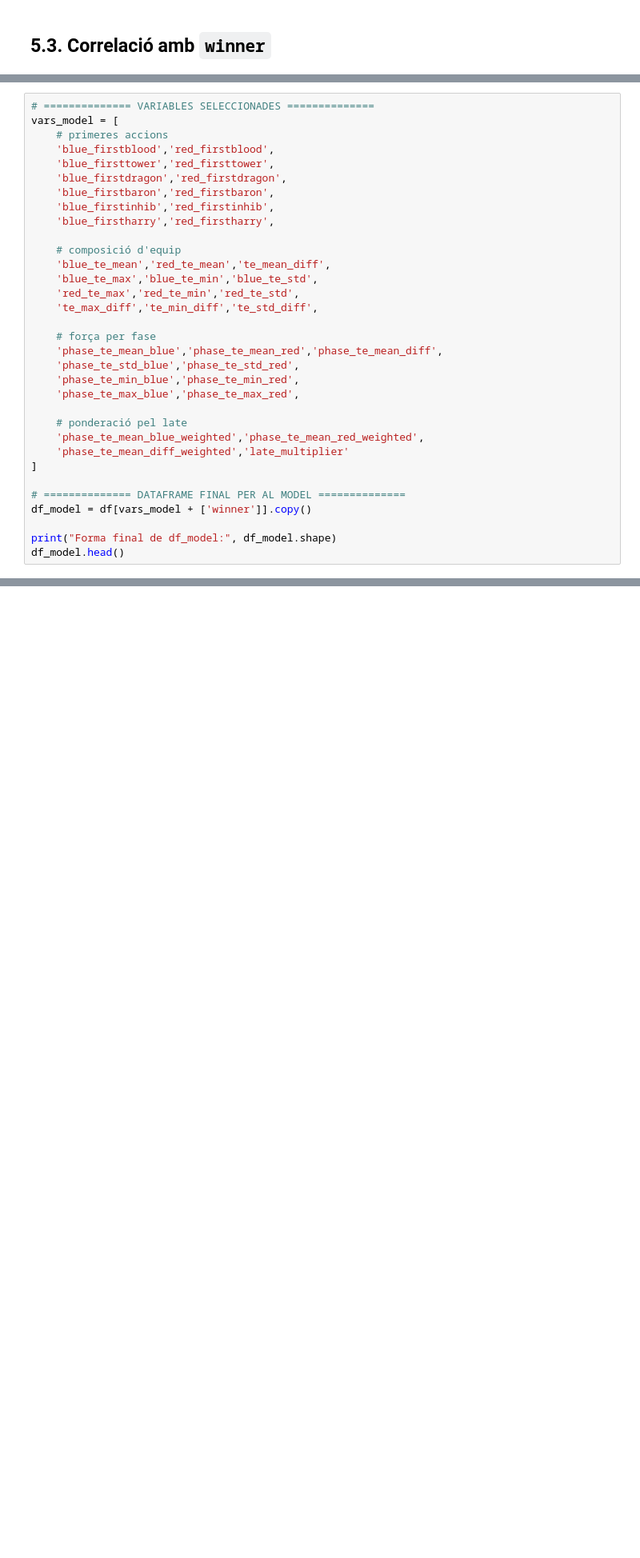
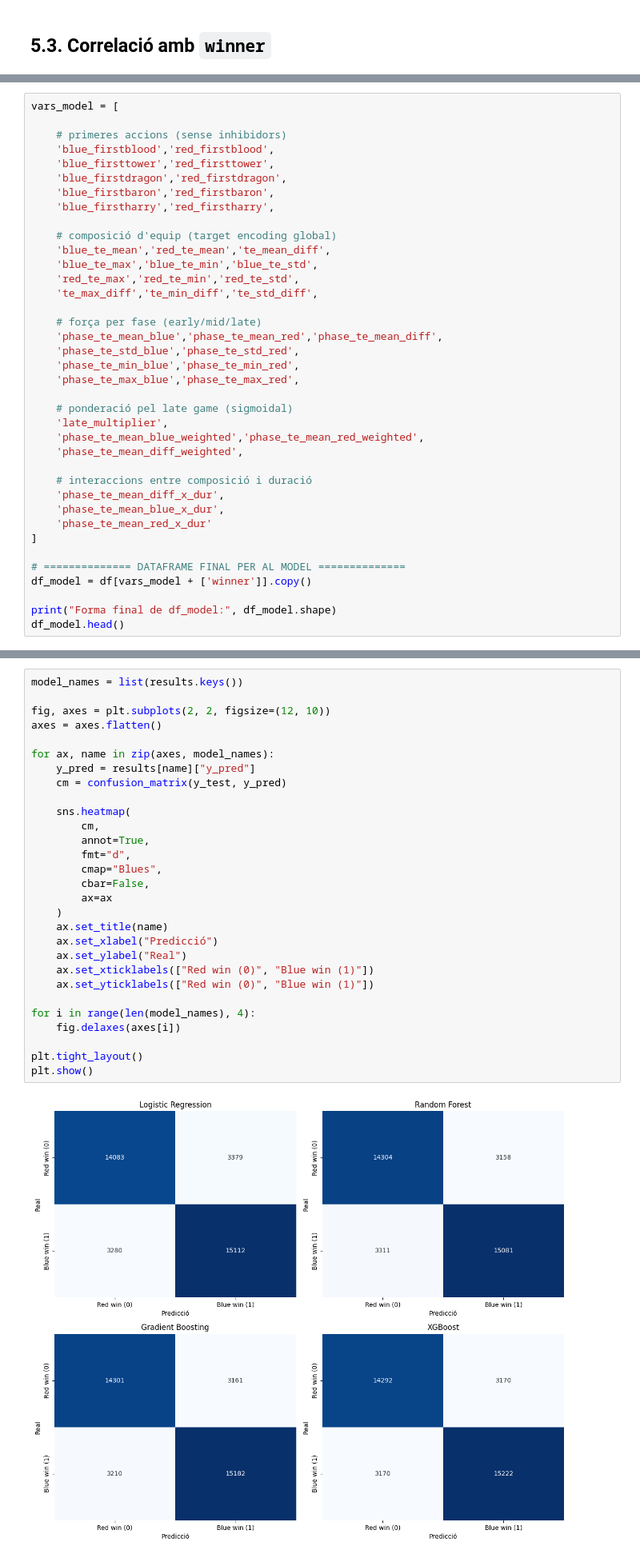
Before and after one commit to danielgarciaN/lol-win-prediction, a Jupyter notebook: LoL_WinPrediction.ipynb, the cells around one changed output, grey strips where cells are left out. Shown at 80% size. Cells and saved outputs as stored; diff of their text form; blank space fills up the shorter version.

```diff
--- a/LoL_WinPrediction.ipynb
+++ b/LoL_WinPrediction.ipynb
@@ -1324,29 +1207,34 @@ que causaria fuita d’informació.
 # %%
-# ============== VARIABLES SELECCIONADES ==============
 vars_model = [
-    # primeres accions
+
+    # primeres accions (sense inhibidors)
     'blue_firstblood','red_firstblood',
     'blue_firsttower','red_firsttower',
     'blue_firstdragon','red_firstdragon',
     'blue_firstbaron','red_firstbaron',
-    'blue_firstinhib','red_firstinhib',
     'blue_firstharry','red_firstharry',
 
-    # composició d'equip
+    # composició d'equip (target encoding global)
     'blue_te_mean','red_te_mean','te_mean_diff',
     'blue_te_max','blue_te_min','blue_te_std',
     'red_te_max','red_te_min','red_te_std',
     'te_max_diff','te_min_diff','te_std_diff',
 
-    # força per fase
+    # força per fase (early/mid/late)
     'phase_te_mean_blue','phase_te_mean_red','phase_te_mean_diff',
     'phase_te_std_blue','phase_te_std_red',
     'phase_te_min_blue','phase_te_min_red',
     'phase_te_max_blue','phase_te_max_red',
 
-    # ponderació pel late
+    # ponderació pel late game (sigmoidal)
+    'late_multiplier',
     'phase_te_mean_blue_weighted','phase_te_mean_red_weighted',
-    'phase_te_mean_diff_weighted','late_multiplier'
+    'phase_te_mean_diff_weighted',
+
+    # interaccions entre composició i duració
+    'phase_te_mean_diff_x_dur',
+    'phase_te_mean_blue_x_dur',
+    'phase_te_mean_red_x_dur'
 ]
 
 # ============== DATAFRAME FINAL PER AL MODEL ==============
@@ -1403,0 +1589,31 @@ Mides del conjunt de dades:
+# %%
+model_names = list(results.keys())
+
+fig, axes = plt.subplots(2, 2, figsize=(12, 10))
+axes = axes.flatten()
+
+for ax, name in zip(axes, model_names):
+    y_pred = results[name]["y_pred"]
+    cm = confusion_matrix(y_test, y_pred)
+
+    sns.heatmap(
+        cm,
+        annot=True,
+        fmt="d",
+        cmap="Blues",
+        cbar=False,
+        ax=ax
+    )
+    ax.set_title(name)
+    ax.set_xlabel("Predicció")
+    ax.set_ylabel("Real")
+    ax.set_xticklabels(["Red win (0)", "Blue win (1)"])
+    ax.set_yticklabels(["Red win (0)", "Blue win (1)"])
+
+for i in range(len(model_names), 4):
+    fig.delaxes(axes[i])
+
+plt.tight_layout()
+plt.show()
+# %% [output]
+[figure, added]
```
Also changed, not shown: parts of 80 cells of this notebook, 1 other file.
